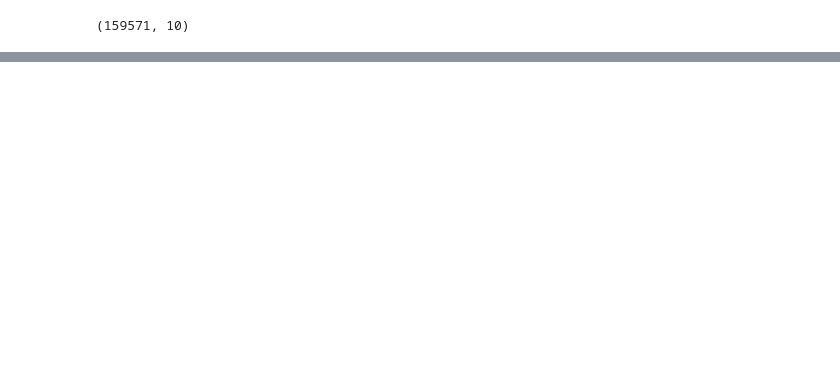
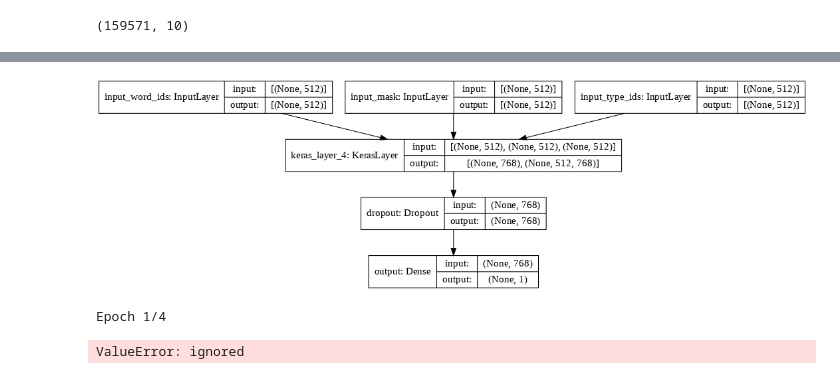
Before and after one commit to mathluva/Bert-Toxic-Comments, a Jupyter notebook: Toxic_Comments.ipynb, the cells around one changed output, grey strips where cells are left out. Cells and saved outputs as stored; diff of their text form; code cells hidden in the pictures; blank space fills up the shorter version.

```diff
--- a/Toxic_Comments.ipynb
+++ b/Toxic_Comments.ipynb
@@ -102,0 +235,29 @@ train_df, remaining
+# %%
+#copy from documentation
+def create_model():
+  input_word_ids = tf.keras.layers.Input(shape=(max_seq_length,), dtype=tf.int32,
+                                       name="input_word_ids")
+  input_mask = tf.keras.layers.Input(shape=(max_seq_length,), dtype=tf.int32,
+                                   name="input_mask")
+  #segment_id from doc
+  input_type_ids = tf.keras.layers.Input(shape=(max_seq_length,), dtype=tf.int32,
+                                    name="input_type_ids")
+  pooled_output, sequence_output = bert_layer([input_word_ids, input_mask, input_type_ids])
+
+  drop = tf.keras.layers.Dropout(0.4)(pooled_output) #hyperparameter, add dropout regularization
+  output = tf.keras.layers.Dense(1, activation = 'sigmoid', name = 'output')(drop) # sigmoid for probability
+  model = tf.keras.Model(
+     inputs ={
+         'input_word_ids': input_word_ids,
+       'input_mask': input_mask,
+       'input_type_ids': input_type_ids
+       },
+       outputs = output)
+  return model
+# %%
+model = create_model()
+#very small learning rate for this activity
+model.compile(optimizer = tf.keras.optimizers.Adam(learning_rate = 2e-5),
+              loss = tf.keras.losses.BinaryCrossentropy(),
+              metrics =[tf.keras.metrics.BinaryAccuracy()])
+model.summary()
@@ -102,0 +282,13 @@ train_df, remaining
+# %%
+tf.keras.utils.plot_model(model = model, show_shapes=True, dpi = 76)
+# %% [output]
+[figure, added]
+# %%
+# Train model
+#fit data to model
+#takes about 10 min to train
+epochs = 4
+history = model.fit(train_data, validation_data= valid_data, epochs = epochs, verbose =1)
+# %% [output]
+Epoch 1/4
+ValueError: ignored
```
Also changed, not shown: parts of 17 cells of this notebook.
